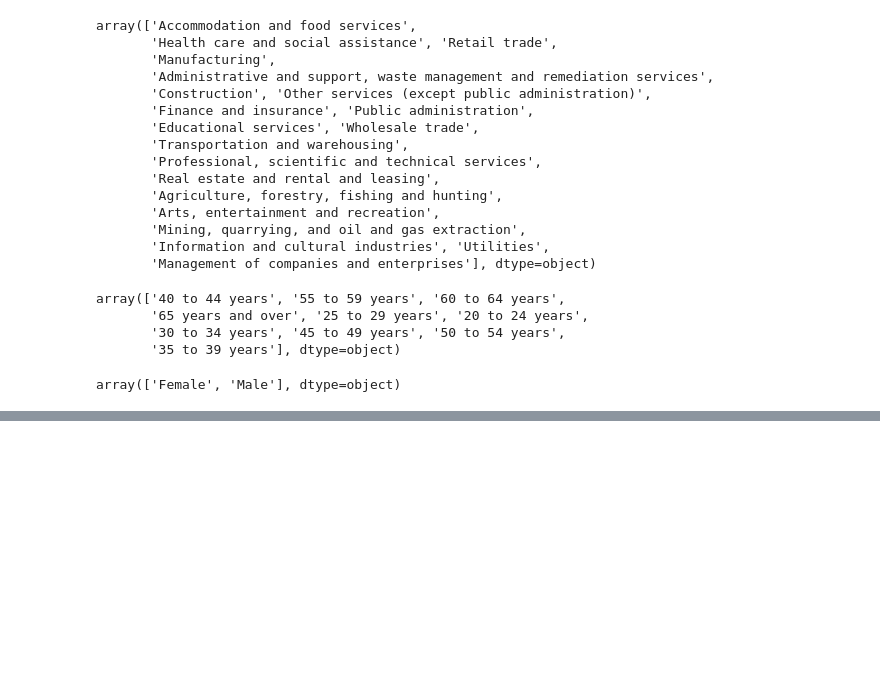
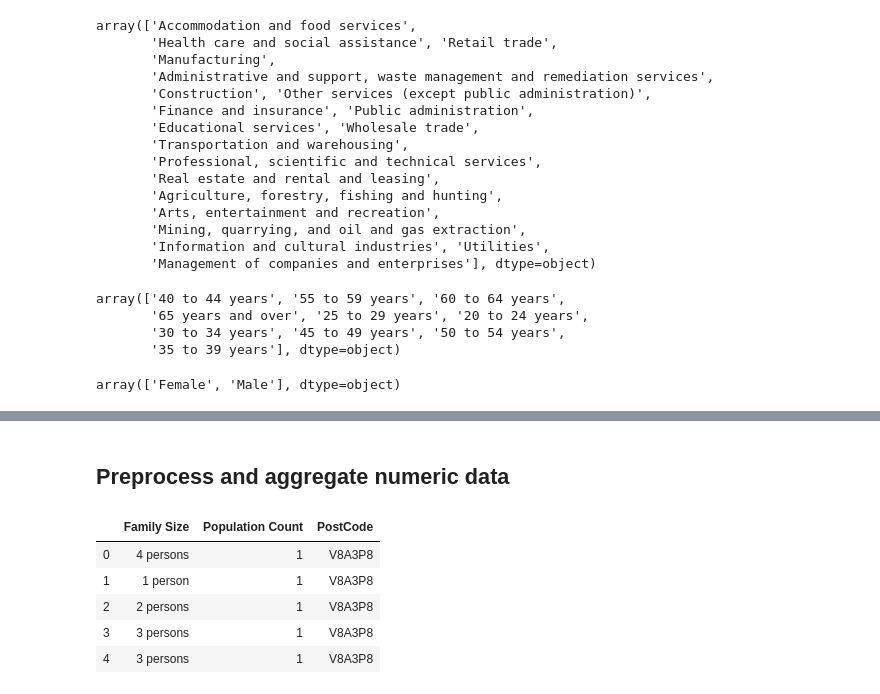
Before and after one commit to superyang713/Synthetic_Data_Generation, a Jupyter notebook: demographics_data_preprocessing_1.ipynb, the cells around one changed output, grey strips where cells are left out. Cells and saved outputs as stored; diff of their text form; code cells hidden in the pictures; blank space fills up the shorter version.

```diff
--- a/demographics_data_preprocessing_1.ipynb
+++ b/demographics_data_preprocessing_1.ipynb
@@ -136,0 +230,13 @@ array(['Female', 'Male'], dtype=object)
+# %% [markdown]
+## Preprocess and aggregate numeric data
+# %%
+df_numeric = data_demo[numeric_col + index]
+# %%
+df_numeric.head()
+# %% [output]
+|  | Family Size | Population Count | PostCode |
+| 0 | 4 persons | 1 | V8A3P8 |
+| 1 | 1 person | 1 | V8A3P8 |
+| 2 | 2 persons | 1 | V8A3P8 |
+| 3 | 3 persons | 1 | V8A3P8 |
+| 4 | 3 persons | 1 | V8A3P8 |
```
Also changed, not shown: parts of 22 cells of this notebook, 1 other file.
